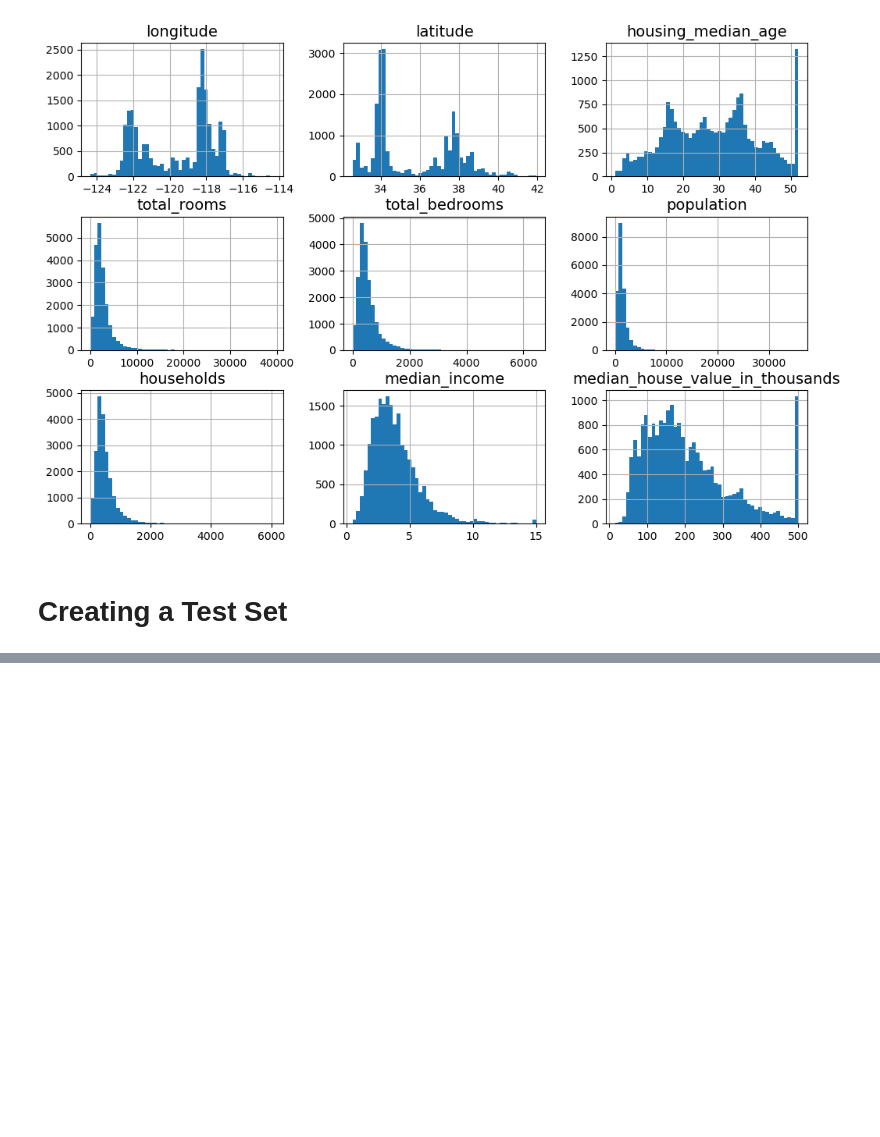
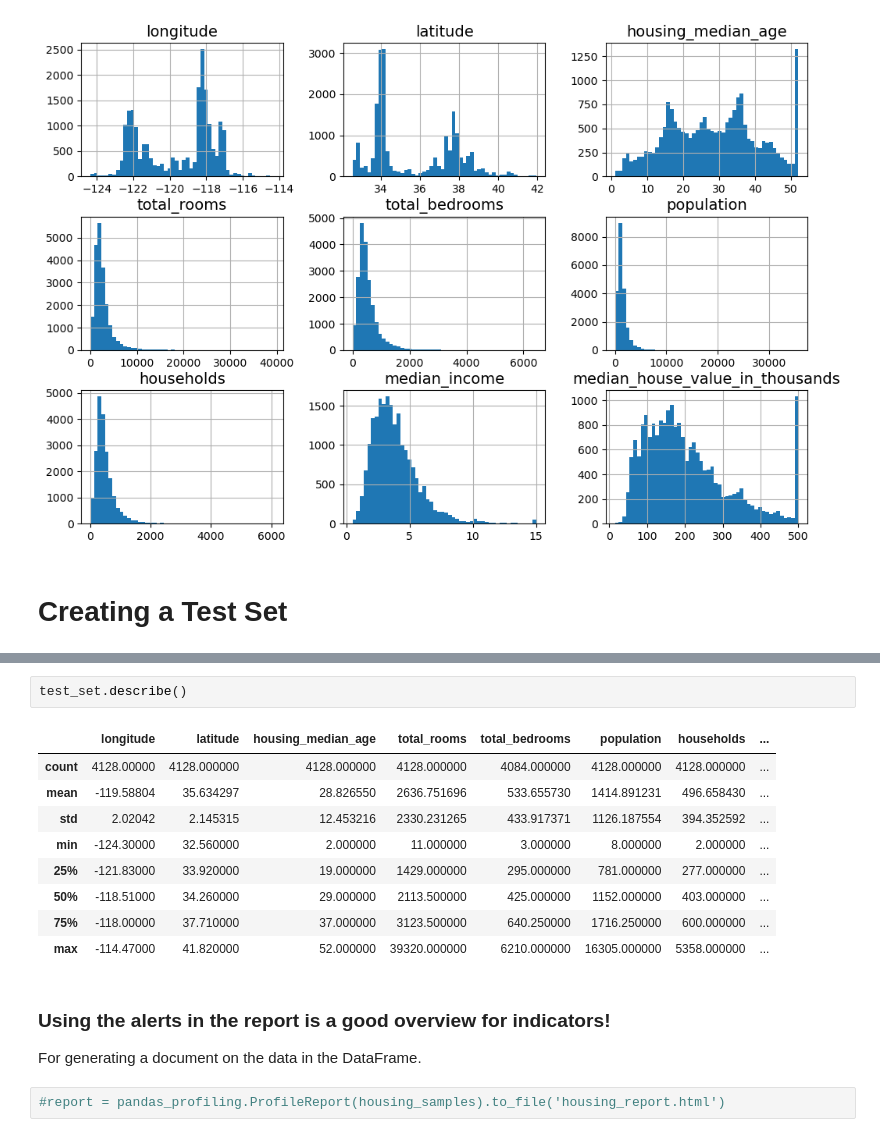
Before and after one commit to TimoSR/AppliedAI, a Jupyter notebook: lectures/chapter_7/ML_example_eTe.ipynb, the cells around one changed output, grey strips where cells are left out. Saved outputs shown, nothing was run; the diff lists cells and outputs as text; blank space fills up the shorter version.

```diff
--- a/lectures/chapter_7/ML_example_eTe.ipynb
+++ b/lectures/chapter_7/ML_example_eTe.ipynb
@@ -157,0 +223,18 @@ plt.show()
+# %%
+test_set.describe()
+# %% [output]
+|  | longitude | latitude | housing_median_age | total_rooms | total_bedrooms | population | households | ... |
+| count | 4128.00000 | 4128.000000 | 4128.000000 | 4128.000000 | 4084.000000 | 4128.000000 | 4128.000000 | ... |
+| mean | -119.58804 | 35.634297 | 28.826550 | 2636.751696 | 533.655730 | 1414.891231 | 496.658430 | ... |
+| std | 2.02042 | 2.145315 | 12.453216 | 2330.231265 | 433.917371 | 1126.187554 | 394.352592 | ... |
+| min | -124.30000 | 32.560000 | 2.000000 | 11.000000 | 3.000000 | 8.000000 | 2.000000 | ... |
+| 25% | -121.83000 | 33.920000 | 19.000000 | 1429.000000 | 295.000000 | 781.000000 | 277.000000 | ... |
+| 50% | -118.51000 | 34.260000 | 29.000000 | 2113.500000 | 425.000000 | 1152.000000 | 403.000000 | ... |
+| 75% | -118.00000 | 37.710000 | 37.000000 | 3123.500000 | 640.250000 | 1716.250000 | 600.000000 | ... |
+| max | -114.47000 | 41.820000 | 52.000000 | 39320.000000 | 6210.000000 | 16305.000000 | 5358.000000 | ... |
+# %% [markdown]
+### Using the alerts in the report is a good overview for indicators!
+
+For generating a document on the data in the DataFrame.
+# %%
+#report = pandas_profiling.ProfileReport(housing_samples).to_file('housing_report.html')
```
Also changed, not shown: parts of 14 cells of this notebook.
